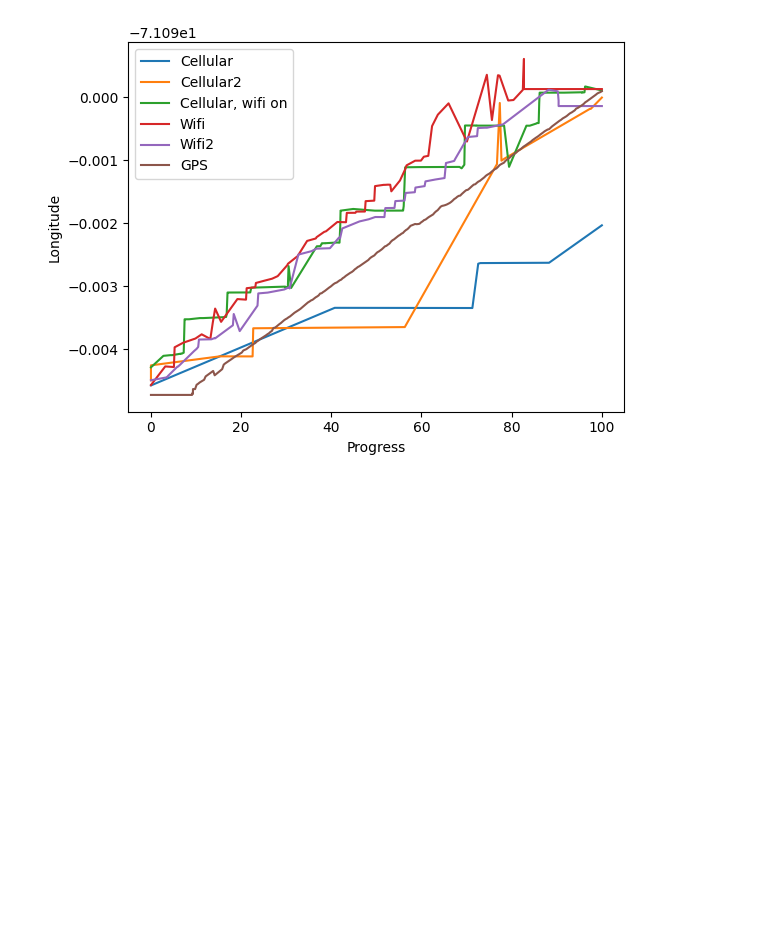
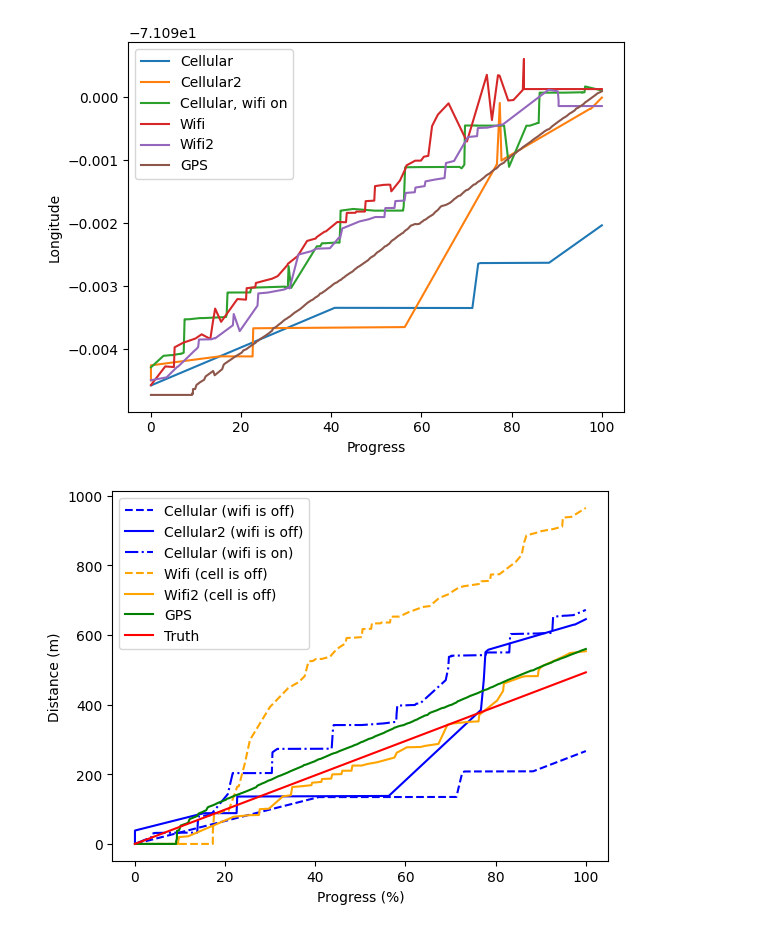
Before and after one commit to arlaptiev/double-a-battery, a Jupyter notebook: lab01/data.ipynb, the cells around one changed output. Saved outputs shown, nothing was run; the diff lists cells and outputs as text; code cells hidden in the pictures; blank space fills up the shorter version.

```diff
--- a/lab01/data.ipynb
+++ b/lab01/data.ipynb
@@ -219,4 +219,37 @@ plt.legend()
 plt.show()
 # %% [output]
 [figure]
+# %%
+
+# \begin{table}[h!]
+#     \centering
+#     \begin{tabular}{|c|c|c|c|c|}
+#         \hline
+#         \textbf{Trial \#} & \textbf{Sensor} & \textbf{Average Distance, m} & \textbf{Error, m} & \textbf{NSamples} \\ \hline
+#         1 & Cellular (wifi is off) & 266.54 & 225.96 & 9 \\ \hline
+#         2 & Cellular (wifi is off) & 645.07 & 152.57 & 15 \\ \hline
+#         3 & Cellular (wifi is on) & 671.73 & 179.23 & 110 \\ \hline
+#         4 & Wifi (cell is off) & 964.39 & 471.89 & 64 \\ \hline
+#         5 & Wifi (cell is off) & 553.21 & 60.71 & 59 \\ \hline
+#         6 & GPS & 559.54 & 67.04 & 276 \\ \hline
+#     \end{tabular}
+#     \caption{Estimated Distances for each of 6 trials}
+#     \label{tab:distances}
+# \end{table}
+
+
+# plot distance over progress
+plt.plot(df_cell['Progress'], df_cell['Distance'], label='Cellular (wifi is off)', color='blue', linestyle='--')
+plt.plot(df_cell2['Progress'], df_cell2['Distance'], label='Cellular2 (wifi is off)', color='blue')
+plt.plot(df_cell_wifion['Progress'], df_cell_wifion['Distance'], label='Cellular (wifi is on)', color='blue', linestyle='-.')
+plt.plot(df_wifi['Progress'], df_wifi['Distance'], label='Wifi (cell is off)', color='orange', linestyle='--')
+plt.plot(df_wifi2['Progress'], df_wifi2['Distance'], label='Wifi2 (cell is off)', color='orange')
+plt.plot(df_gps['Progress'], df_gps['Distance'], label='GPS', color='green')
+plt.plot([0, 100], [0, TRUTH], label='Truth', color='red')
+plt.xlabel('Progress (%)')
+plt.ylabel('Distance (m)')
+plt.legend()
+plt.show()
+# %% [output]
+[figure, added]
 # %%
```
Also changed, not shown: parts of 2 cells of this notebook, 8 other files.
